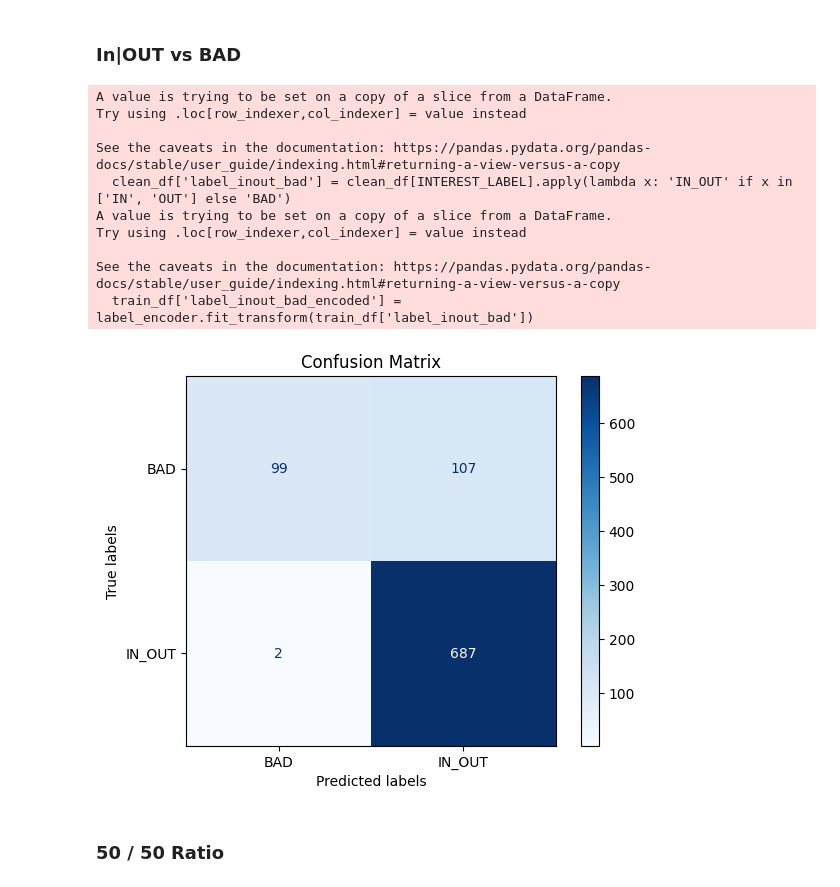
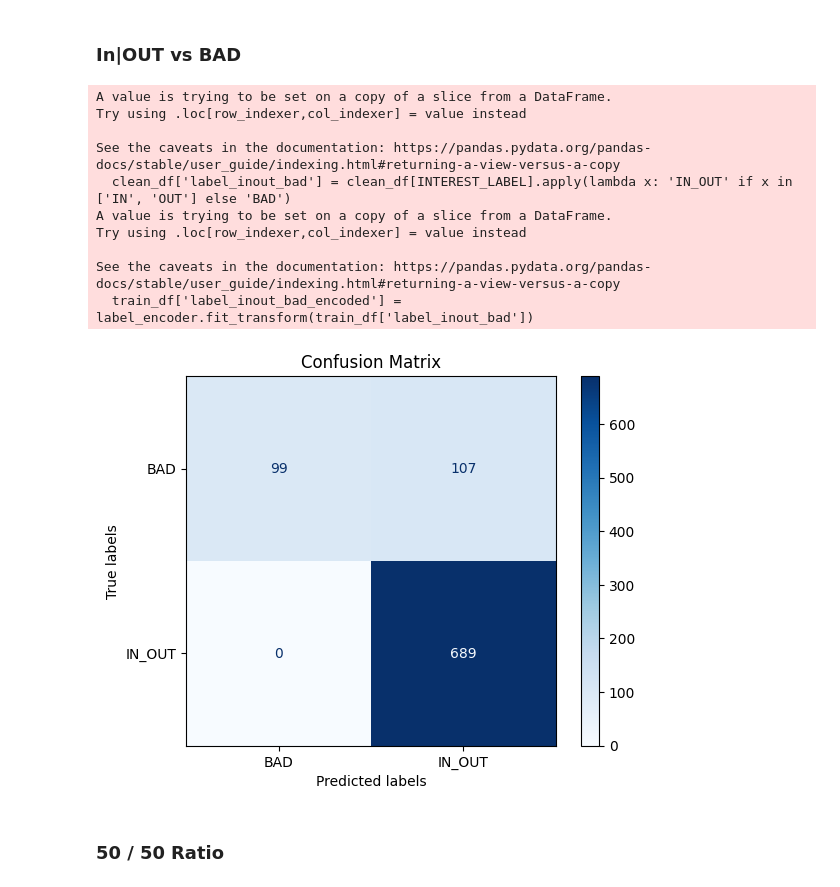
Before and after one commit to dunz21/yolov7-tracker, a Jupyter notebook: mini_models/model_in_out_vs_bad.ipynb, the cells around one changed output. Saved outputs shown, nothing was run; the diff lists cells and outputs as text; code cells hidden in the pictures.

```diff
--- a/mini_models/model_in_out_vs_bad.ipynb
+++ b/mini_models/model_in_out_vs_bad.ipynb
@@ -104,37 +104,46 @@ features_list = [
 # 'distance_to_center',
 # 'delta_x',
 # 'delta_y',
 'initial_x',
 'initial_y',
 'final_x',
 'final_y',
 	# 'total_distance',
 	# 'direction_x',
 	# 'direction_y',
-'delta_x_mean',
+# 'delta_x_mean',
 # 'delta_x_max',
 # 'delta_x_min',
-'delta_x_std',
-'delta_y_mean',
+# 'delta_x_std',
+# 'delta_y_mean',
 # 'delta_y_max',
 # 'delta_y_min',
-'delta_y_std',
-'net_movement_x',
-'net_movement_y'
+# 'delta_y_std',
+# 'net_movement_x',
+# 'net_movement_y',
+'net_movement_x_mean',
+'net_movement_y_mean',
+# 'delta_mean_x',
+# 'delta_mean_y',
+'centroid_y_std',
+# 'centroid_x_std',
+
+'delta_x_final',
+'delta_y_final',
 ]
 
 final_df = train_and_predict_direction_model(features_df, features_list,MODEL_RESULT)
 agg_df = aggregate_and_compare_predictions(final_df, 'model_label_good_direction', 'label_inout_bad')
 plot_confusion_matrix(agg_df)
 # %% [output]
 A value is trying to be set on a copy of a slice from a DataFrame.
 Try using .loc[row_indexer,col_indexer] = value instead
 
 See the caveats in the documentation: https://pandas.pydata.org/pandas-docs/stable/user_guide/indexing.html#returning-a-view-versus-a-copy
   clean_df['label_inout_bad'] = clean_df[INTEREST_LABEL].apply(lambda x: 'IN_OUT' if x in ['IN', 'OUT'] else 'BAD')
 A value is trying to be set on a copy of a slice from a DataFrame.
 Try using .loc[row_indexer,col_indexer] = value instead
 
 See the caveats in the documentation: https://pandas.pydata.org/pandas-docs/stable/user_guide/indexing.html#returning-a-view-versus-a-copy
   train_df['label_inout_bad_encoded'] = label_encoder.fit_transform(train_df['label_inout_bad'])
-[figure, old version]
+[figure, new version]
```
Also changed, not shown: parts of 1 cell of this notebook, 2 other files.
